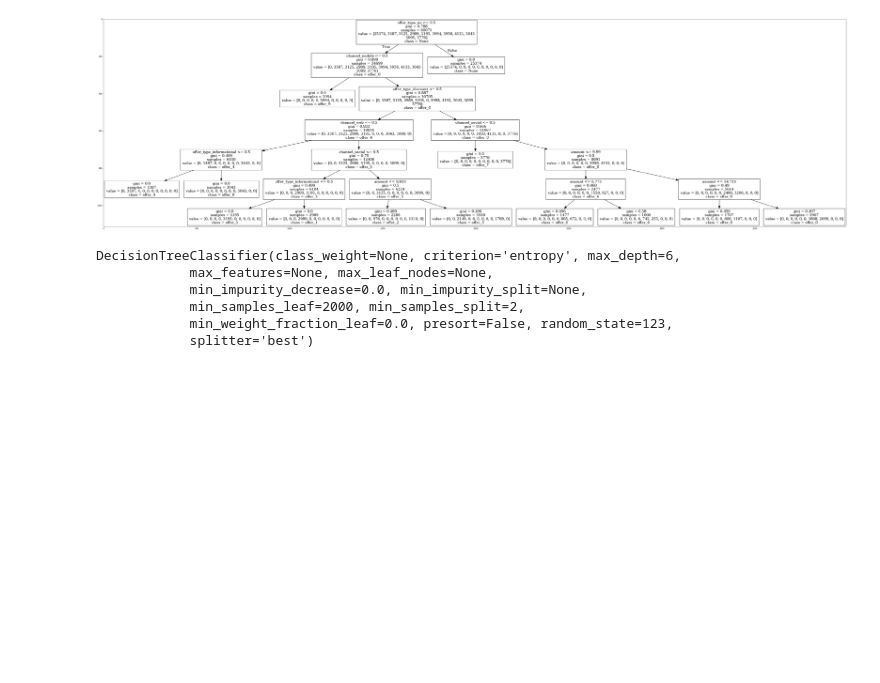
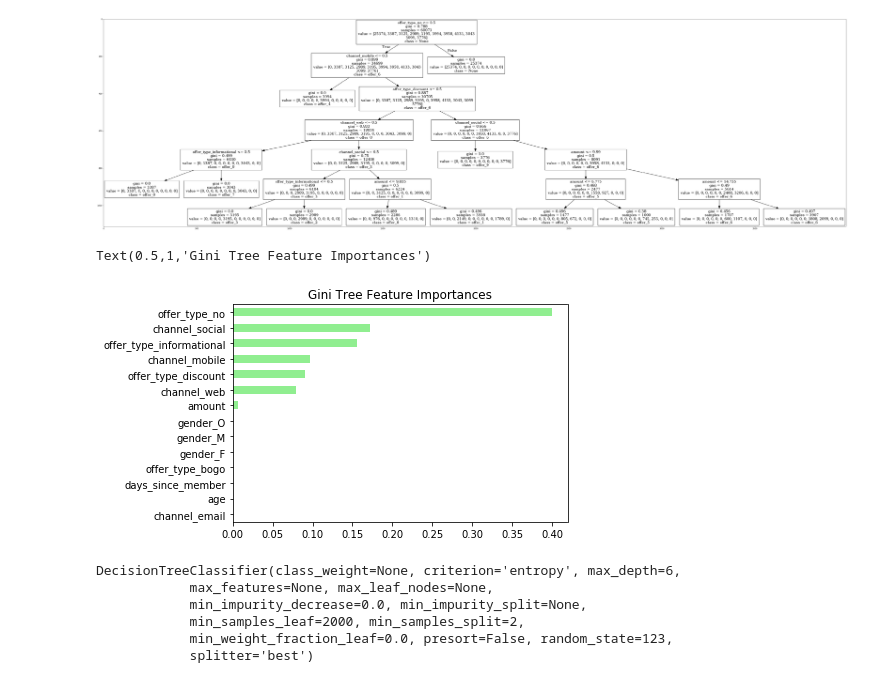
Before and after one commit to Mendy5/Udacity_Project_Capstone, a Jupyter notebook: Starbucks_Capstone_notebook.ipynb, the cells around one changed output. Drawn from its saved outputs; the diff is of its cells as text; code cells hidden in the pictures; blank space fills up the shorter version.

Commit message:
Update Starbucks_Capstone_notebook.ipynb
1. Try Random Forest Model
2. correct classes name
3. plot importance features

```diff
--- a/Starbucks_Capstone_notebook.ipynb
+++ b/Starbucks_Capstone_notebook.ipynb
@@ -2685,6 +2693,18 @@ plt.imshow(img)
 # %% [output]
 <matplotlib.image.AxesImage at 0x...>
 [figure]
+# %%
+gini_importances = pd.Series(data = dt_gini.feature_importances_,\
+                            index = X_clf_train.columns\
+                            )
+# %%
+gini_importances_sorted = gini_importances.sort_values()
+# %%
+gini_importances_sorted.plot(kind='barh', color="lightgreen")
+plt.title("Gini Tree Feature Importances")
+# %% [output]
+Text(0.5,1,'Gini Tree Feature Importances')
+[figure, added]
 # %%
 dt_entropy = DecisionTreeClassifier(max_depth=6,  min_samples_leaf=2000, criterion='entropy', random_state=SEED)
 # %%
```
Also changed, not shown: parts of 42 cells of this notebook.
